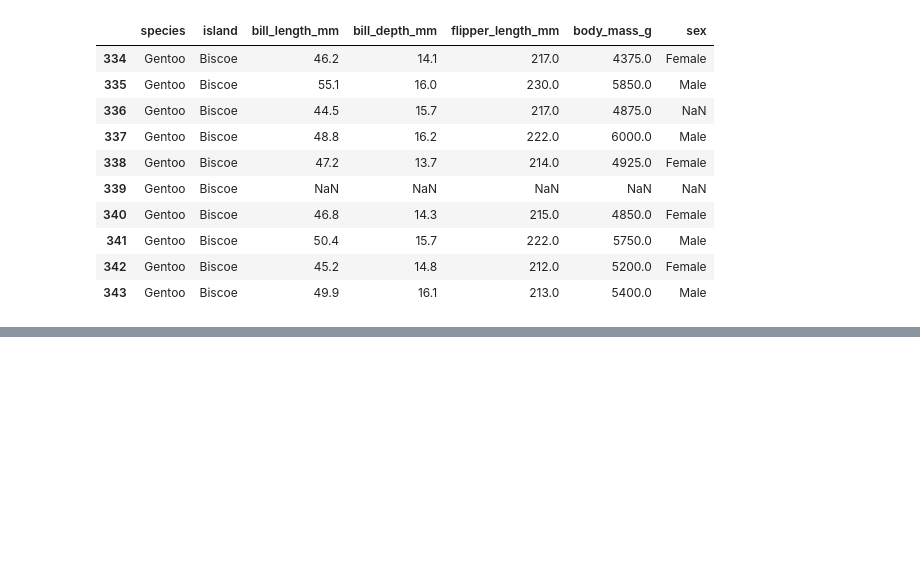
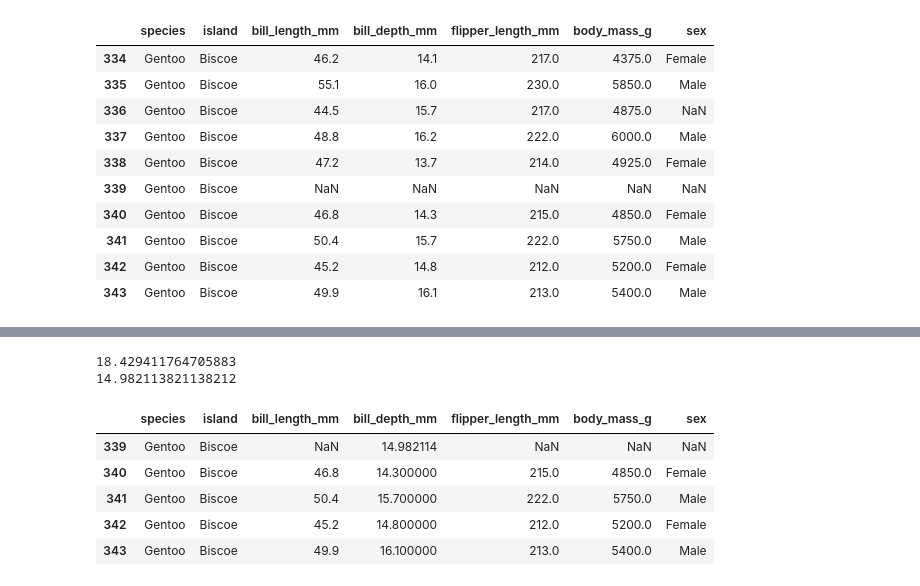
Before and after one commit to jangyunseo4547/pandas, a Jupyter notebook: 99_practice.ipynb, the cells around one changed output, grey strips where cells are left out. Drawn from its saved outputs; the diff is of its cells as text; code cells hidden in the pictures; blank space fills up the shorter version.

```diff
--- a/99_practice.ipynb
+++ b/99_practice.ipynb
@@ -222,0 +243,31 @@ df_copy.tail(10)
+# %%
+# 1) 같은 종, 같은 섬의 컨디션 말들기
+
+cond1 = (df_copy['species'] == 'Adelie') & (df_copy['island'] == 'Torgersen')
+cond2 = (df_copy['species'] == 'Gentoo') & (df_copy['island'] == 'Biscoe')
+# %%
+# 2) 평균 계산
+
+value_mean1 = df_copy.loc[cond1, 'bill_depth_mm'].mean()
+print(value_mean1)
+
+value_mean2 = df_copy.loc[cond2, 'bill_depth_mm'].mean()
+print(value_mean2)
+# %% [output]
+18.429411764705883
+14.982113821138212
+# %%
+# 3) 결측치 값에 넣어주기 .fillna('원하는 값')
+
+df_copy.loc[cond1, 'bill_depth_mm'] = df_copy.loc[cond1, 'bill_depth_mm'].fillna(value_mean1)
+df_copy.head()
+
+df_copy.loc[cond2, 'bill_depth_mm'] = df_copy.loc[cond2, 'bill_depth_mm'].fillna(value_mean2)
+df_copy.tail()
+# %% [output]
+|  | species | island | bill_length_mm | bill_depth_mm | flipper_length_mm | body_mass_g | sex |
+| 339 | Gentoo | Biscoe | NaN | 14.982114 | NaN | NaN | NaN |
+| 340 | Gentoo | Biscoe | 46.8 | 14.300000 | 215.0 | 4850.0 | Female |
+| 341 | Gentoo | Biscoe | 50.4 | 15.700000 | 222.0 | 5750.0 | Male |
+| 342 | Gentoo | Biscoe | 45.2 | 14.800000 | 212.0 | 5200.0 | Female |
+| 343 | Gentoo | Biscoe | 49.9 | 16.100000 | 213.0 | 5400.0 | Male |
```
Also changed, not shown: parts of 2 cells of this notebook, 3 other files.
